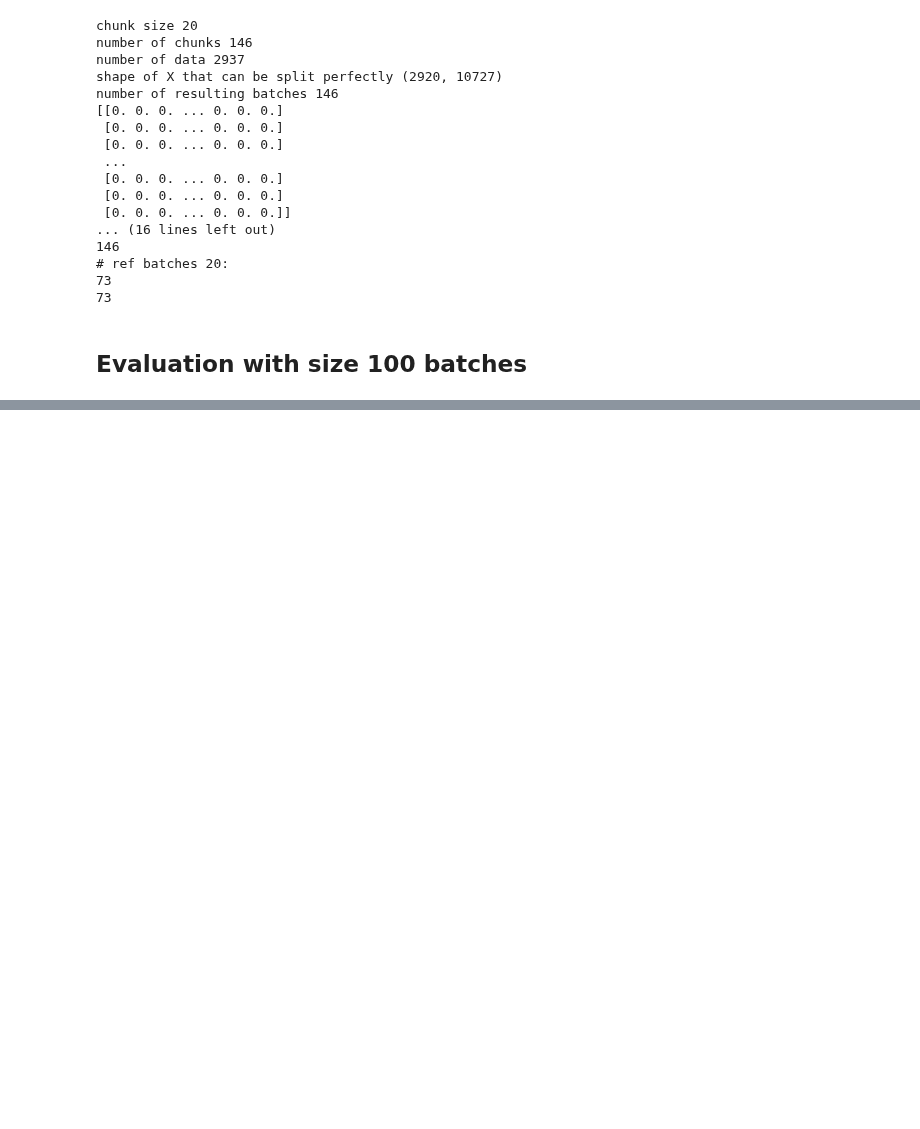
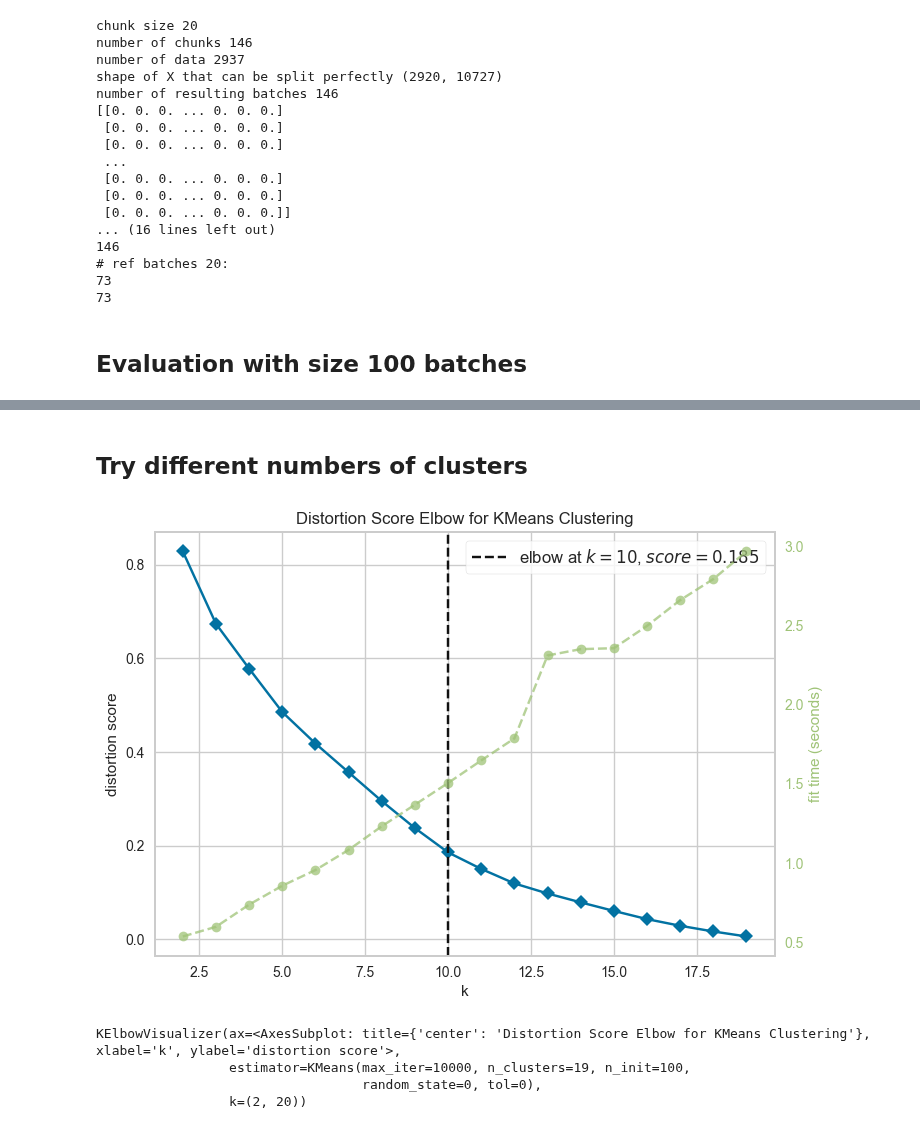
Before and after one commit to Jindrich455/clustering-drift-detection, a Jupyter notebook: mssw/mssw_spam.ipynb, the cells around one changed output, grey strips where cells are left out. Drawn from its saved outputs; the diff is of its cells as text; code cells hidden in the pictures; blank space fills up the shorter version.

```diff
--- a/mssw/mssw_spam.ipynb
+++ b/mssw/mssw_spam.ipynb
@@ -164,0 +250,14 @@ something
+# %%
+import importlib
+from core import mssw_preprocessing
+from eval_helpers import kmeans_verbose_helpers
+importlib.reload(mssw_preprocessing)
+
+weighted_joined_reference_data_20, _, _ = mssw_preprocessing.mssw_preprocess(X_ref_batches_20, X_test_batches_20)
+
+filename = 'spam20_output.txt'
+print(kmeans_verbose_helpers)
+kmeans_verbose_helpers.write_verbose_kmeans_to_file(filename, weighted_joined_reference_data_20,
+                                                    n_clusters=10, n_init=100, max_iter=500, tol=0, random_state=1053)
+output_dicts = kmeans_verbose_helpers.convert_kmeans_output_file_to_dicts(filename, n_init=100)
+kmeans_verbose_helpers.print_stats_from_kmeans_output_dicts(output_dicts)
@@ -164,0 +277,22 @@ something
+# %% [markdown]
+## Try different numbers of clusters
+# %%
+from yellowbrick.cluster.elbow import kelbow_visualizer
+from yellowbrick.datasets.loaders import load_nfl
+from sklearn.cluster import KMeans
+
+
+kmeans = KMeans(
+    n_init=100,
+    max_iter=10000,
+    tol=0,
+    random_state=0
+)
+
+kelbow_visualizer(kmeans, weighted_joined_reference_data_20, k=(2, 20))
+# %% [output]
+[figure, added]
+KElbowVisualizer(ax=<AxesSubplot: title={'center': 'Distortion Score Elbow for KMeans Clustering'}, xlabel='k', ylabel='distortion score'>,
+                 estimator=KMeans(max_iter=10000, n_clusters=19, n_init=100,
+                                  random_state=0, tol=0),
+                 k=(2, 20))
```
Also changed, not shown: parts of 12 cells of this notebook, 3 other files.
